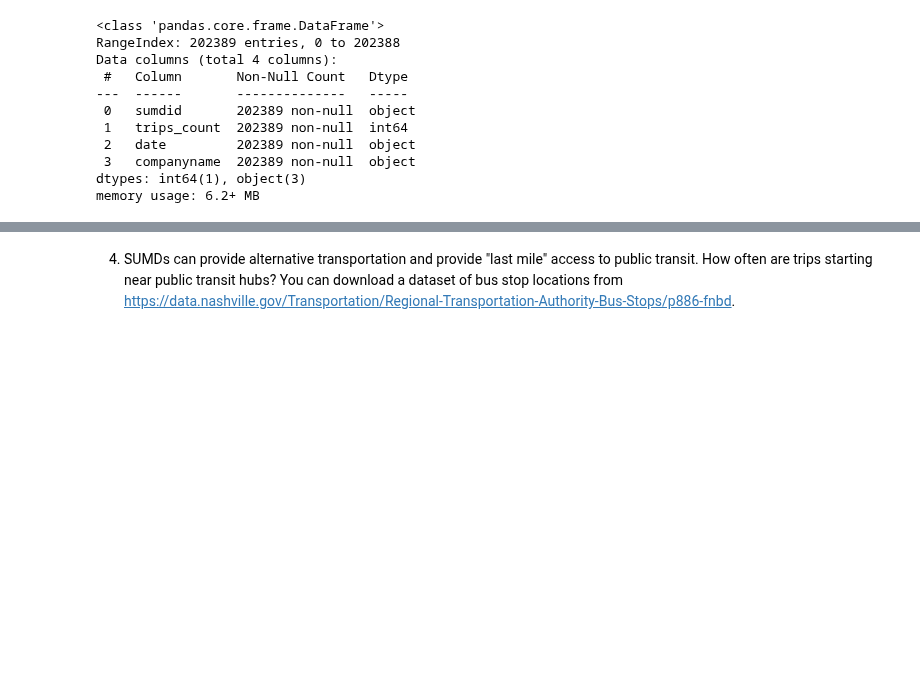
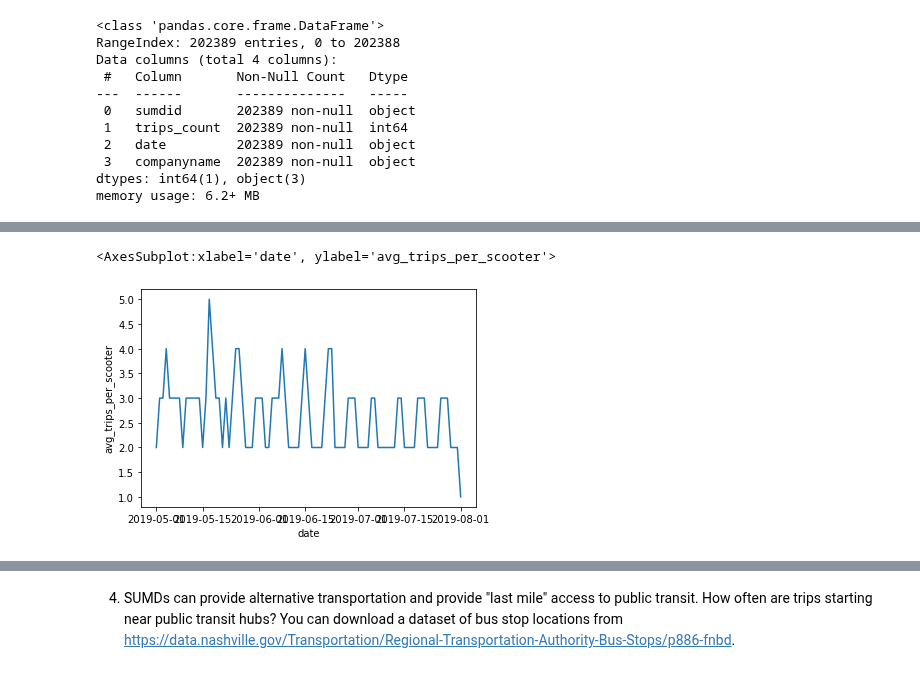
Before and after one commit to NSS-Data-Analytics-Cohort-10/scooters-group-2, a Jupyter notebook: notebooks/scooters.ipynb, the cells around one changed output, grey strips where cells are left out. Saved outputs shown, nothing was run; the diff lists cells and outputs as text; code cells hidden in the pictures; blank space fills up the shorter version.

```diff
--- a/notebooks/scooters.ipynb
+++ b/notebooks/scooters.ipynb
@@ -477,0 +469,4 @@ TypeError: unhashable type: 'Series'
+# %%
+#count of trips per number of scooters used per day
+grouped_use_tpd = use_per_day.groupby('date').agg({'sumdid': pd.Series.nunique,'trips_count': np.sum})
+grouped_use_tpd.head()
@@ -477,0 +481,4 @@ TypeError: unhashable type: 'Series'
+# %%
+#averaged per scooter use
+grouped_use_tpd['avg_trips_per_scooter'] = round(grouped_use_tpd['trips_count']/grouped_use_tpd['sumdid'])
+grouped_use_tpd.head()
@@ -477,0 +493,5 @@ TypeError: unhashable type: 'Series'
+# %%
+sns.lineplot(data=grouped_use_tpd, x='date', y='avg_trips_per_scooter')
+# %% [output]
+<AxesSubplot:xlabel='date', ylabel='avg_trips_per_scooter'>
+[figure, added]
```
Also changed, not shown: parts of 10 cells of this notebook, 3 other files.
